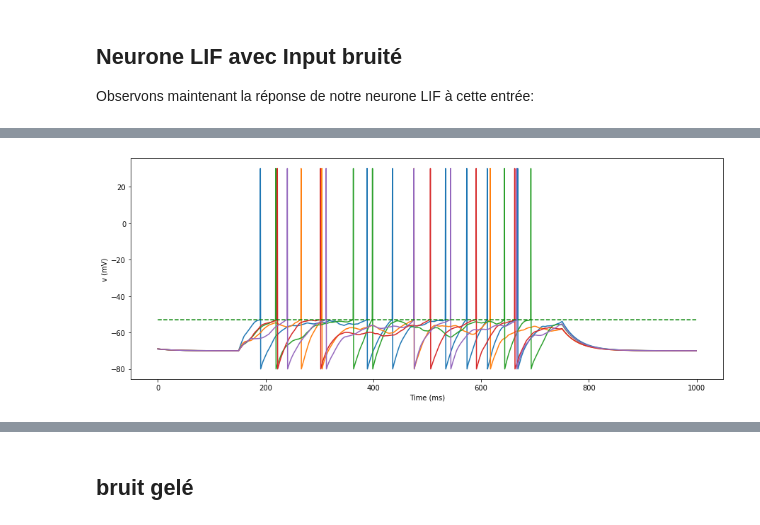
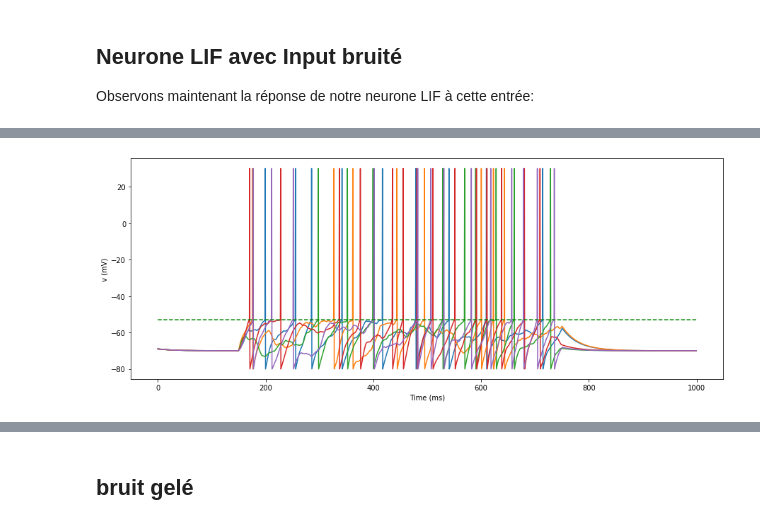
Before and after one commit to laurentperrinet/2021_UE-neurosciences-computationnelles, a Jupyter notebook: MainenSejnowski1995.ipynb, the cells around one changed output, grey strips where cells are left out. Drawn from its saved outputs; the diff is of its cells as text; code cells hidden in the pictures.

```diff
--- a/MainenSejnowski1995.ipynb
+++ b/MainenSejnowski1995.ipynb
@@ -32,7 +36,7 @@ start = 150
 end = 750
 value = 200
 
-def Inp(time=time, start=start, end=end):
+def Inp(time=time, start=start, end=end, value=value):
     x=[]
     for t in range(len(time)):
         if start < time[t] < end :
@@ -88,13 +89,12 @@ $$
 avec émission d'un "spike" si $V > V_{rest}$, et alors $V= V_{rest}$ pour $3 ms$.
 # %%
 Vthreshold = -53
-def leaky_IF(time=time, inp=I, tau=30, v0=-69, R=0.082,
+def leaky_IF(time=time, inp=I, tau=30, v0=-69, R=0.11,
                 Vthreshold=Vthreshold, Vreset=-80, Vspike=30,
                 VRest=-70):
     V = np.ones_like(time)*v0
     dt = time[1]
     for t in range(len(time)-1):
-        n=np.random.randn()
         dV = dt * (-(V[t] - VRest) + R*inp[t])/tau
         V[t+1] = V[t] + dV
 
@@ -104,6 +104,4 @@ def leaky_IF(time=time, inp=I, tau=30, v0=-69, R=0.082,
             V[t+1]=Vreset
 
     return V
-
-V = leaky_IF(time, I)
 # %% [markdown]
@@ -148,9 +148,8 @@ I_0= 180.0
 # %% [markdown]
 Plusieurs essais montrent que c'est parfaitement reproductible, contrairement à la figure:
 # %%
-n_trials = 5
+n_trials = 15
 V1 = np.zeros((n_trials,len(time)))
-
 for i in range(n_trials):
     V1[i, :] = leaky_IF()
 
@@ -170,7 +179,7 @@ Ce modèle ne semble pas reproduire les résultats, car l'intensité du courant
 
 Un modèle linéaire de diffusion permet de créer simplement un bruit:
 # %%
-def Bruit(time=time, tau_n=30, I_n=100, I_0=150, start=start, end=end):
+def Bruit(time=time, tau_n=15, I_n=1000, I_0=200, start=start, end=end):
     dt = time[1]
     x=np.ones_like(time)
     for t in range(len(x)-1):
@@ -272,14 +295,14 @@ Non
 # %%
 n_trials = 5
 V1 = np.zeros((n_trials,len(time)))
 
 for i in range(n_trials):
-    V1[i, :] = leaky_IF(time, Bruit(time, I_n=325, I_0=250))
+    V1[i, :] = leaky_IF(time, Bruit(time, I_n=1000, I_0=200))
 
 fig, ax = plt.subplots(1, 1, figsize=(fig_width, fig_width/phi))
 ax.plot(time, V1.T)
 ax.plot(time, np.ones_like(time)*Vthreshold, 'g--')
 ax.set_xlabel('Time (ms)')
 ax.set_ylabel('v (mV)');
 # %% [output]
-[figure, old version]
+[figure, new version]
```
Also changed, not shown: parts of 57 cells of this notebook.
